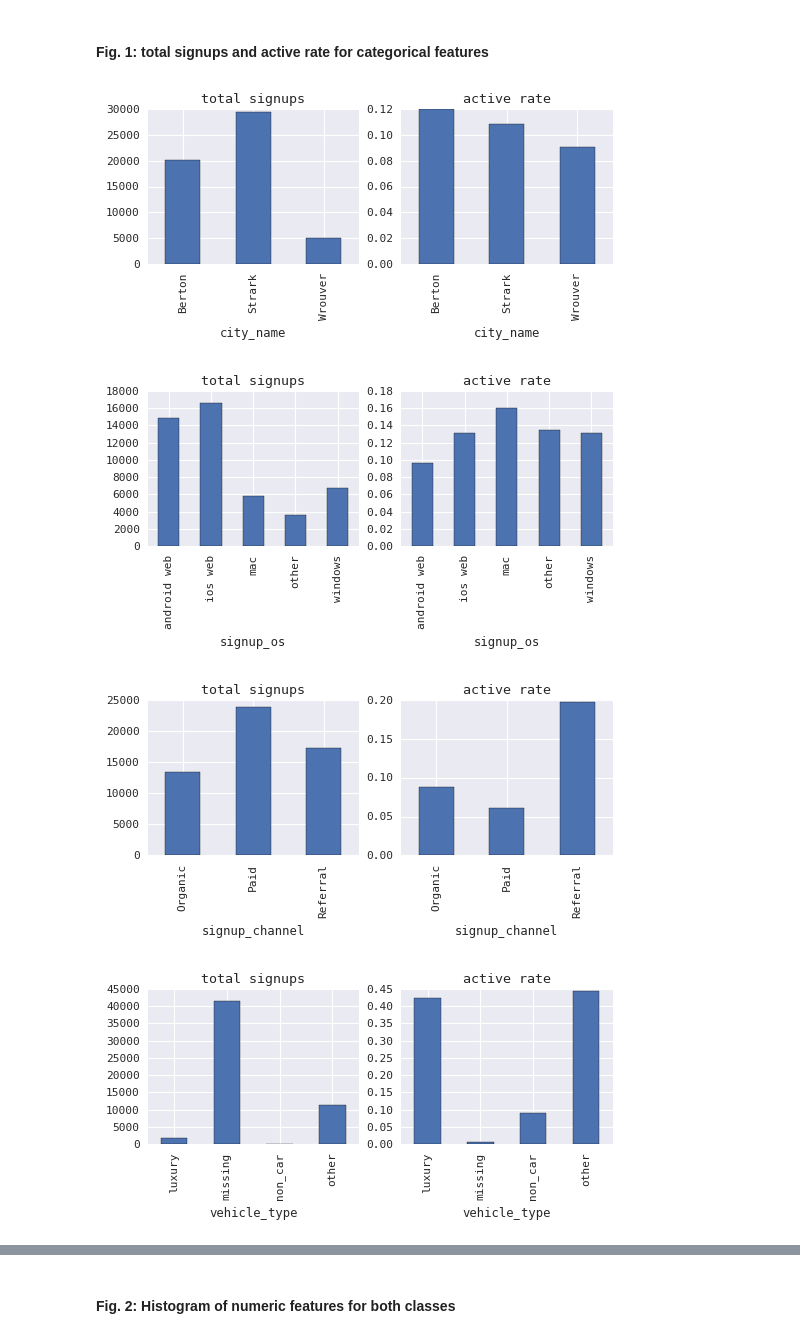
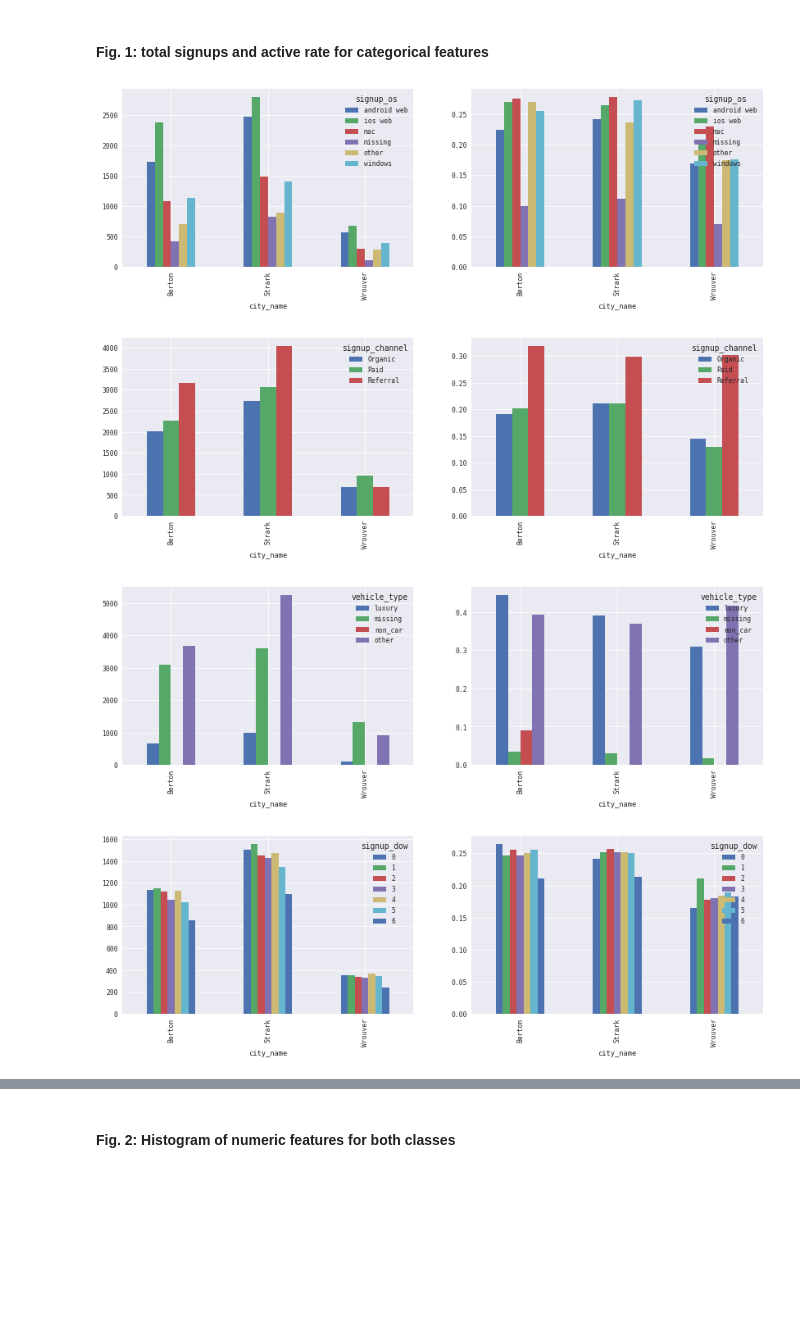
Before and after one commit to yuwei2341/PYSCRP, a Jupyter notebook: tosort/EDA.ipynb, the cells around one changed output, grey strips where cells are left out. Drawn from its saved outputs; the diff is of its cells as text; code cells hidden in the pictures; blank space fills up the shorter version.

```diff
--- a/tosort/EDA.ipynb
+++ b/tosort/EDA.ipynb
@@ -180,0 +189,8 @@ fraction of signups taking a first trip after correction: 0.111
+# %%
+ind_wrong_time = df.index[mask_wrong_bgc | mask_wrong_vadd |
+                          mask_wrong_complete_signup | mask_wrong_complete_bgc |
+                          mask_wrong_complete_vadd]
+
+print "fraction of signups taking a first trip before correction: {:.3f}".format(df.y.mean())
+df = df.drop(ind_wrong_time)
+print "fraction of signups taking a first trip after correction: {:.3f}".format(df.y.mean())
@@ -182,15 +224,26 @@ fraction of signups taking a first trip after correction: 0.111
 ### Check distribution of y on other variables
 # %% [markdown]
 #### Fig. 1: total signups and active rate for categorical features
-# %%
-for ii in ['city_name', 'signup_os', 'signup_channel', 'vehicle_type']:
-    plt.figure(figsize=(6, 2))
-    plt.subplot(121)
-    df.groupby(ii).count()['y'].plot('bar', title='total signups')
-    plt.subplot(122)
-    df.groupby(ii).mean()['y'].plot('bar', title='active rate')
-# %% [output]
-[figure, removed]
-[figure, removed]
-[figure, removed]
-[figure, removed]
+# %%
+main_col = 'city_name'
+cat_col = df_model.columns[df_model.dtypes == 'category']
+cat_col_scnd = cat_col.drop('city_name')
+
+cm_g = sns.light_palette("green", as_cmap=True)
+
+for ii in cat_col_scnd:
+    plt.figure(figsize=(14, 4))
+    ax1 = plt.subplot(121)
+    df_model.groupby([ii, main_col]).count()['y'].unstack(level=0).plot(ax=ax1, kind='bar')#, cmap=cm_g)
+    ax2 = plt.subplot(122)
+    df_model.groupby([ii, main_col]).mean()['y'].unstack(level=0).plot(ax=ax2, kind='bar')#, cmap=cm_g)
+
+
+    # Alternatively, plot bar plot or just the table
+    #df_model.groupby(ii).count()['y'].plot('bar', title='total signups')
+    #df_model.groupby([main_col, ii]).mean()['y'].unstack(level=0).style.background_gradient(cmap=cm_g)
+# %% [output]
+[figure, added]
+[figure, added]
+[figure, added]
+[figure, added]
```
Also changed, not shown: parts of 20 cells of this notebook, 2 other files.
